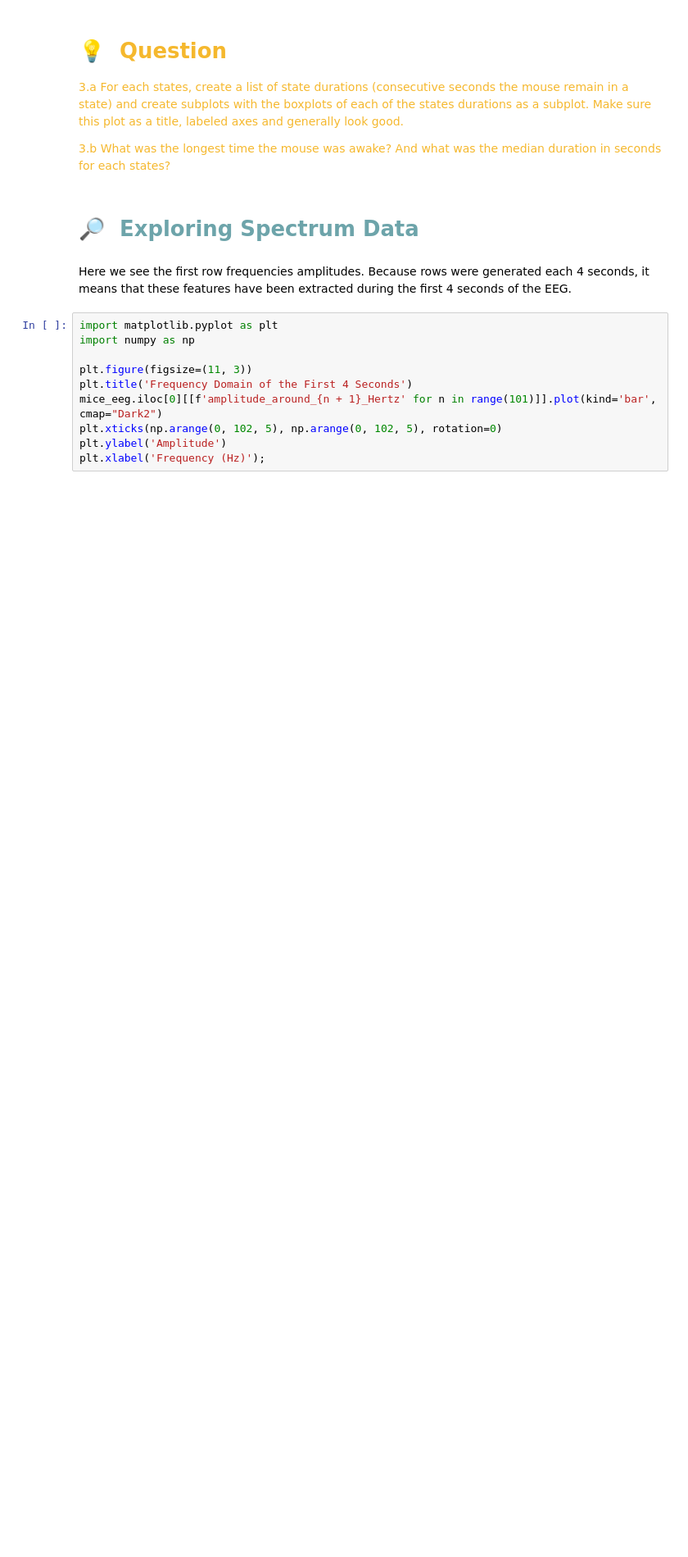
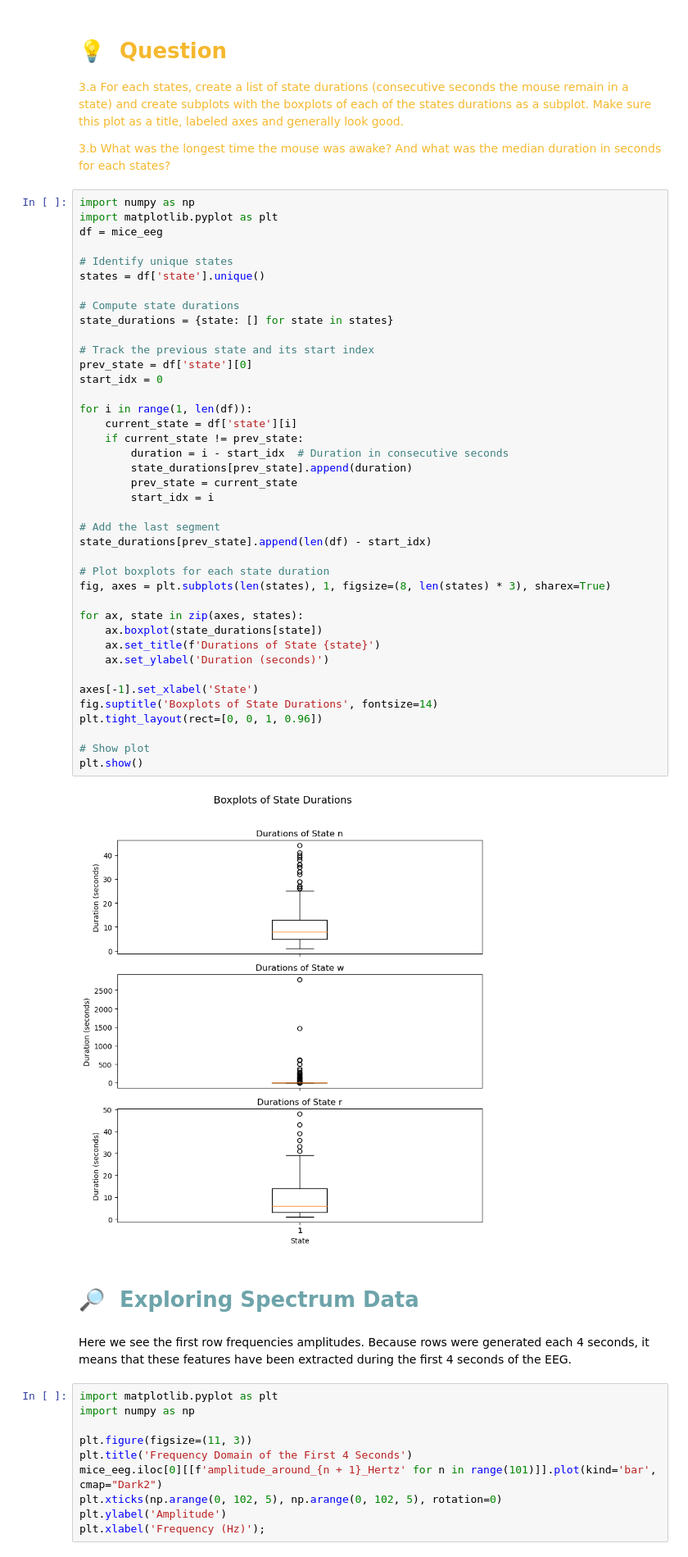
Before and after one commit to ARN-2025/1-lab01, a Jupyter notebook: ARN_PW1.ipynb, the cells around one changed output. Shown: that part at 82% size. Drawn from its saved outputs; the diff is of its cells as text; blank space fills up the shorter version.

```diff
--- a/ARN_PW1.ipynb
+++ b/ARN_PW1.ipynb
@@ -108,6 +115,48 @@ plt.xlabel('State');
 <font color='#F5B82E'>3.a For each states, create a list of state durations (consecutive seconds the mouse remain in a state) and create subplots with the boxplots of each of the states durations as a subplot. Make sure this plot as a title, labeled axes and generally look good.</font>
 
 <font color='#F5B82E'>3.b What was the longest time the mouse was awake? And what was the median duration in seconds for each states?</font>
+# %%
+import numpy as np
+import matplotlib.pyplot as plt
+df = mice_eeg
+
+# Identify unique states
+states = df['state'].unique()
+
+# Compute state durations
+state_durations = {state: [] for state in states}
+
+# Track the previous state and its start index
+prev_state = df['state'][0]
+start_idx = 0
+
+for i in range(1, len(df)):
+    current_state = df['state'][i]
+    if current_state != prev_state:
+        duration = i - start_idx  # Duration in consecutive seconds
+        state_durations[prev_state].append(duration)
+        prev_state = current_state
+        start_idx = i
+
+# Add the last segment
+state_durations[prev_state].append(len(df) - start_idx)
+
+# Plot boxplots for each state duration
+fig, axes = plt.subplots(len(states), 1, figsize=(8, len(states) * 3), sharex=True)
+
+for ax, state in zip(axes, states):
+    ax.boxplot(state_durations[state])
+    ax.set_title(f'Durations of State {state}')
+    ax.set_ylabel('Duration (seconds)')
+
+axes[-1].set_xlabel('State')
+fig.suptitle('Boxplots of State Durations', fontsize=14)
+plt.tight_layout(rect=[0, 0, 1, 0.96])
+
+# Show plot
+plt.show()
+# %% [output]
+[figure, added]
 # %% [markdown]
 # 🔎&nbsp; <font color="#6DA4AA">Exploring Spectrum Data</font>
 # %% [markdown]
```
Also changed, not shown: parts of 2 cells of this notebook.
